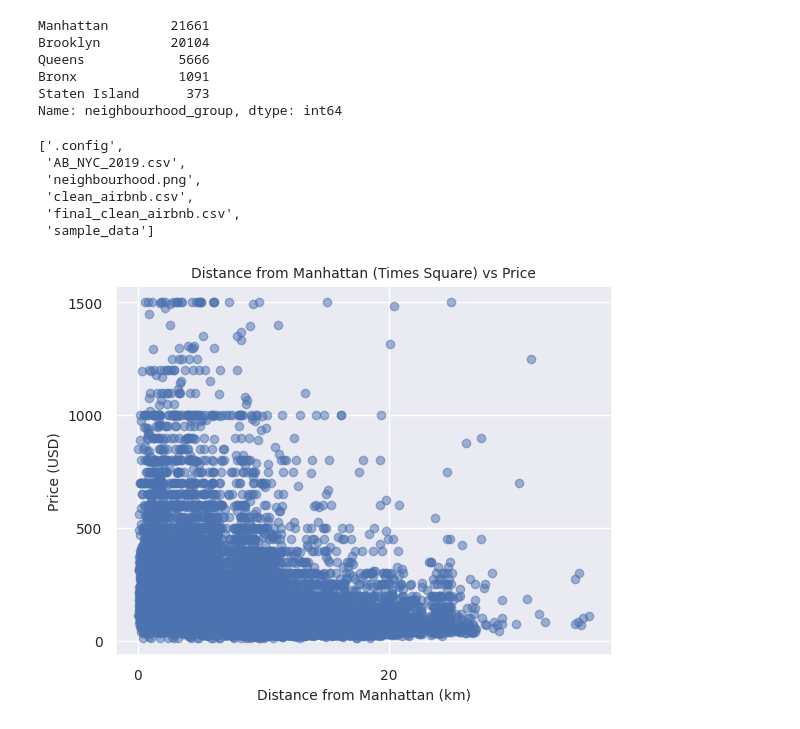
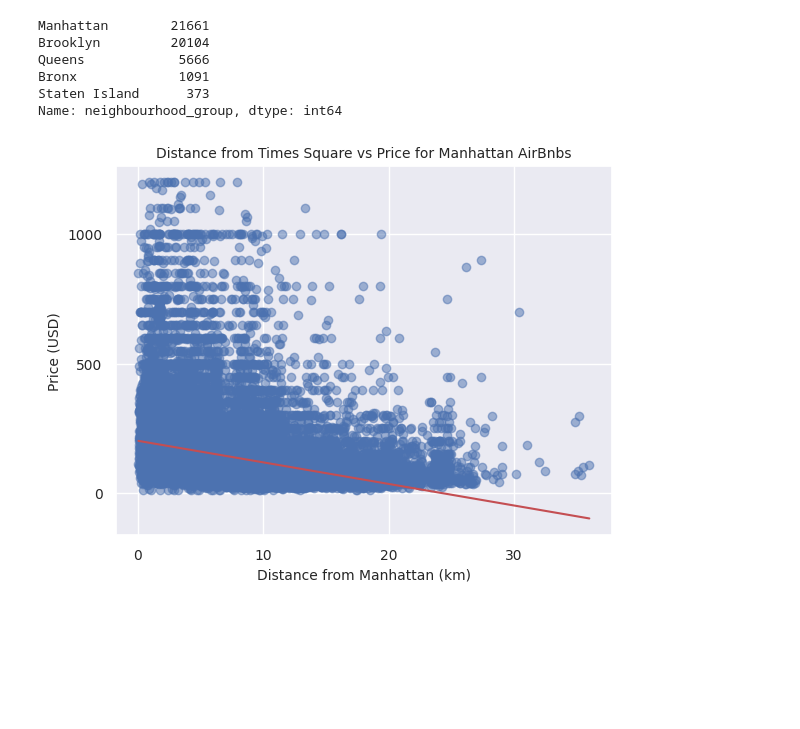
Before and after one commit to sydney-ho/Airbnb-Analysis, a Jupyter notebook: airbnb.ipynb, the cells around one changed output. Saved outputs shown, nothing was run; the diff lists cells and outputs as text; code cells hidden in the pictures; blank space fills up the shorter version.

Commit message:
Final notebook at the time of Milestone 1

```diff
--- a/airbnb.ipynb
+++ b/airbnb.ipynb
@@ -87,16 +87,6 @@ Name: neighbourhood_group, dtype: int64
 cwd = os.getcwd()
 path = cwd + '/final_clean_airbnb.csv'
 df.to_csv(path, index=False)
-# %%
-import os
-os.listdir(os.getcwd())
-# %% [output]
-['.config',
- 'AB_NYC_2019.csv',
- 'neighbourhood.png',
- 'clean_airbnb.csv',
- 'final_clean_airbnb.csv',
- 'sample_data']
 # %%
 import re
 
@@ -110,9 +100,9 @@ def clean_price(price):
 
 df["price"] = df["price"].apply(clean_price)
 # %%
-# Filter out price values above 1500, denoted as outliers:
+# Filter out price values above 1200, denoted as outliers:
 
-df = df[df["price"] <= 1500]
+df = df[df["price"] <= 1200]
 # %%
 from math import radians, sin, cos, sqrt, atan2
 
@@ -134,14 +124,27 @@ def distance(lat1, lon1, lat2, lon2):
 # Apply the distance function to calculate the distance between each property and Times Square
 df['dist_from_manhattan'] = df.apply(lambda row: distance(row['latitude'], row['longitude'], ts_lat, ts_lon), axis=1)
 # %%
+from scipy.stats import linregress
+
 # Create a scatter plot of distance from Manhattan vs price
 plt.scatter(df['dist_from_manhattan'], df['price'], alpha=0.5)
-plt.title('Distance from Manhattan (Times Square) vs Price', fontsize=10)
+plt.title('Distance from Times Square vs Price for Manhattan AirBnbs', fontsize=10)
 plt.xlabel('Distance from Manhattan (km)', fontsize=10)
 plt.ylabel('Price (USD)', fontsize=10)
 plt.xticks(fontsize=10)
 plt.yticks(fontsize=10)
+xticks_vals = np.linspace(0, 40, 5) # 0 to 40 in 4 equal increments
+xticks_labels = [f'{x:.0f}' for x in xticks_vals]
+plt.xticks(xticks_vals, xticks_labels)
+
+# Calculate the slope and intercept of the line of best fit
+slope, intercept, r_value, p_value, std_err = linregress(df['dist_from_manhattan'], df['price'])
+x = np.array([df3['dist_from_manhattan'].min(), df['dist_from_manhattan'].max()])
+y = slope * x + intercept
+
+# Plot the regression line over the scatter plot
+plt.plot(x, y, color='r')
 
 plt.show()
 # %% [output]
-[figure, old version]
+[figure, new version]
```
Also changed, not shown: parts of 10 cells of this notebook.
